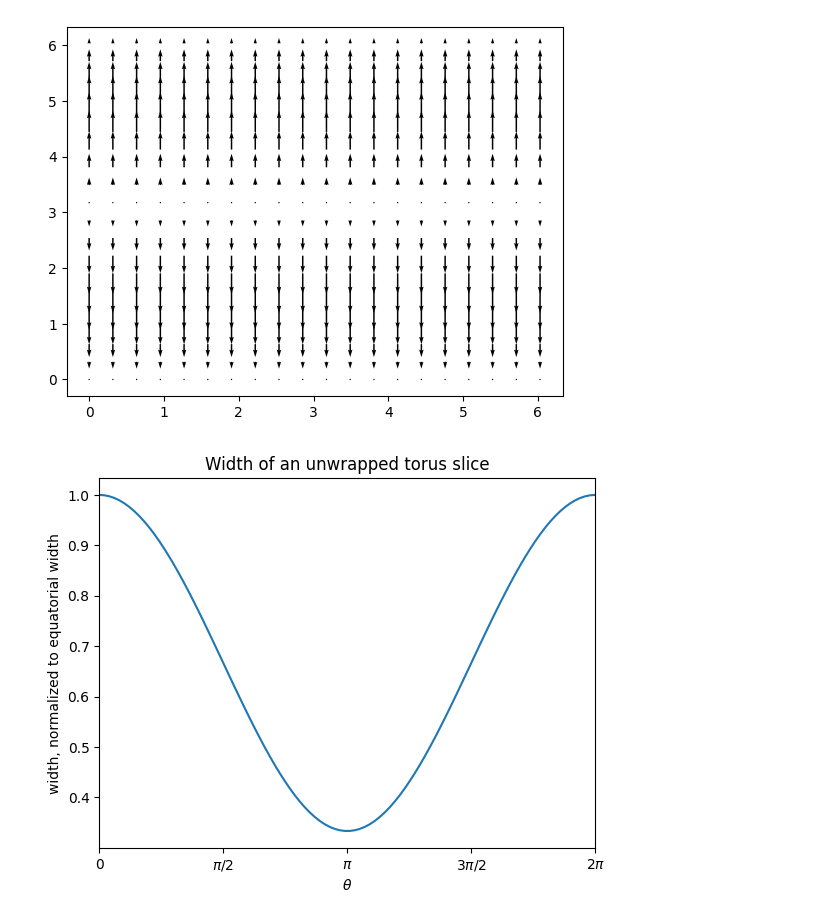
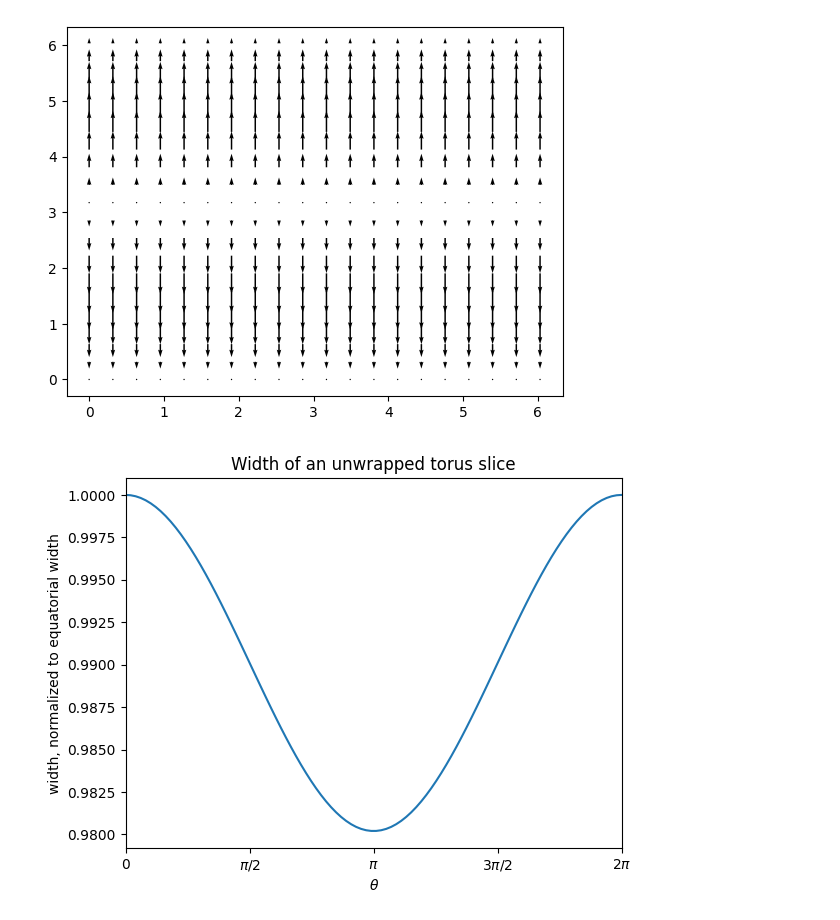
Before and after one commit to dana-grund/HPC4WC, a Jupyter notebook: projects/2023/project06_shallow_water/toroidal_physics/test_toroidal_physics.ipynb, the cells around one changed output. Drawn from its saved outputs; the diff is of its cells as text; code cells hidden in the pictures.

Commit message:
plotting fixes

```diff
--- a/projects/2023/project06_shallow_water/toroidal_physics/test_toroidal_physics.ipynb
+++ b/projects/2023/project06_shallow_water/toroidal_physics/test_toroidal_physics.ipynb
@@ -181,17 +181,17 @@ plt.quiver(theta[::5], phi[::5], np.tile(ac_theta,(len(theta),1)).T[::5,::5], np
 # %%
 # shape of an unwrapped torus slice
 
 slice_width = tp.toroidal_slice_width(theta, r_major, r_minor)
-plt.plot(theta, w)
+plt.plot(theta, slice_width)
 
 plt.ylabel('width, normalized to equatorial width')
 plt.xlabel(r'$\theta$')
 plt.xticks(np.linspace(0, 2 * np.pi, 5), ["0", "$\pi/2$", "$\pi$", "$3\pi/2$", "$2\pi$"])
 plt.xlim(0, 2 * np.pi)
 plt.title('Width of an unwrapped torus slice')
 plt.savefig('toroidal_slice_width.png', dpi=300)
 # %% [output]
-[figure, old version]
+[figure, new version]
 # %%
 plt.plot(theta,slice_width/2,'k-')
 plt.plot(theta,-slice_width/2,'k-')
```
Also changed, not shown: parts of 1 cell of this notebook.
